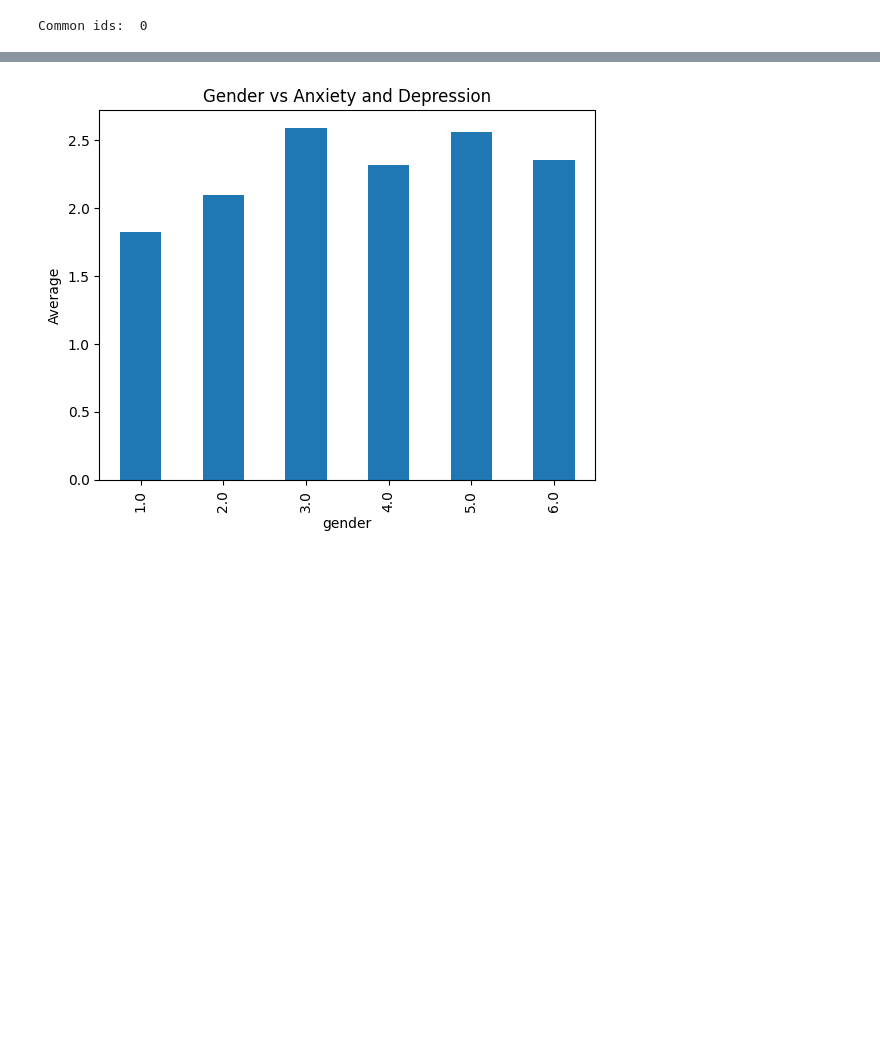
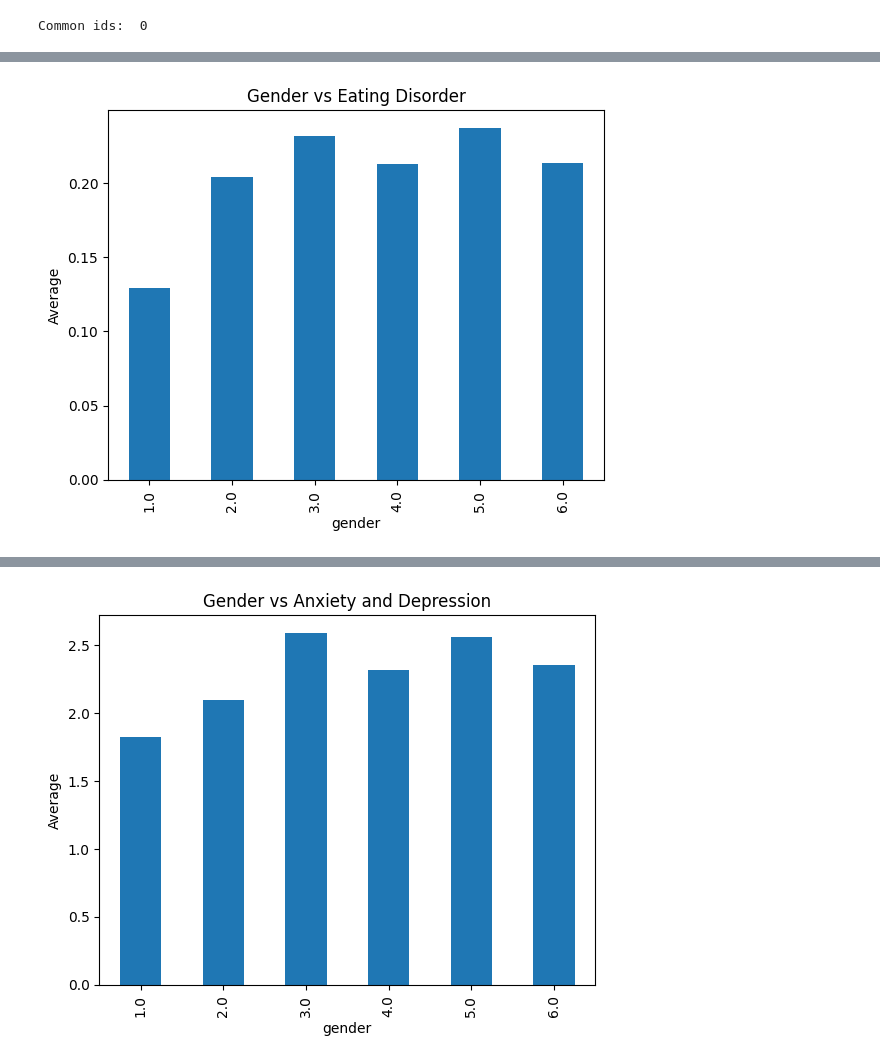
Before and after one commit to kadijaismail112/healthy_minds, a Jupyter notebook: data.ipynb, the cells around one changed output, grey strips where cells are left out. Saved outputs shown, nothing was run; the diff lists cells and outputs as text; code cells hidden in the pictures; blank space fills up the shorter version.

```diff
--- a/data.ipynb
+++ b/data.ipynb
@@ -47,0 +83,9 @@ Eating disorder:  ['scoff_1', 'scoff_2', 'scoff_3', 'scoff_4', 'scoff_5']
+# %%
+# gender vs eating disorder
+gender_averages = df.groupby('gender')[eatingdisorder].mean().mean(axis=1)
+gender_averages.plot(kind='bar')
+plt.title('Gender vs Eating Disorder')
+plt.ylabel('Average')
+plt.show()
+# %% [output]
+[figure, added]
```
Also changed, not shown: parts of 11 cells of this notebook.
